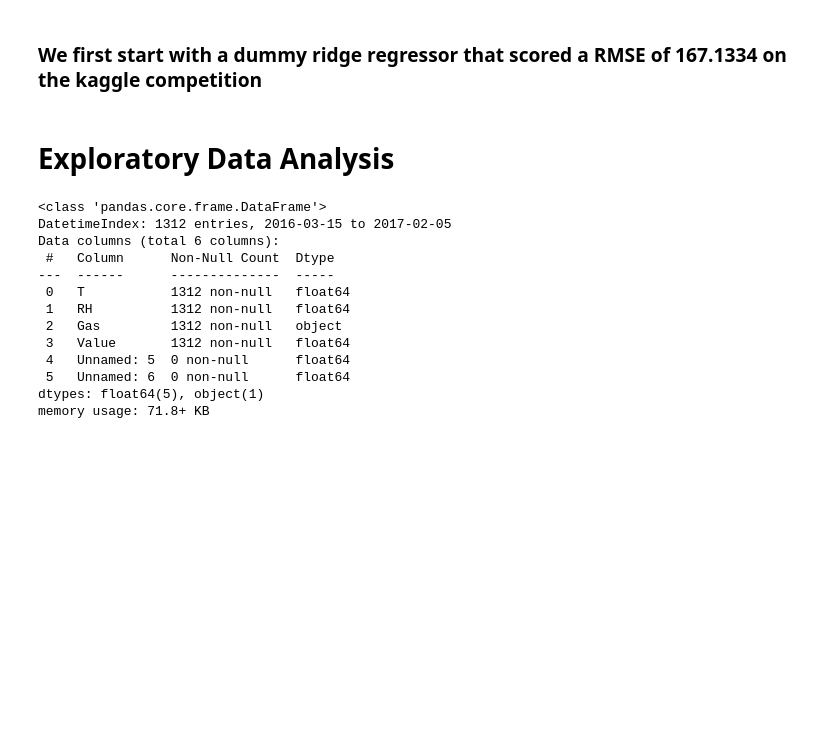
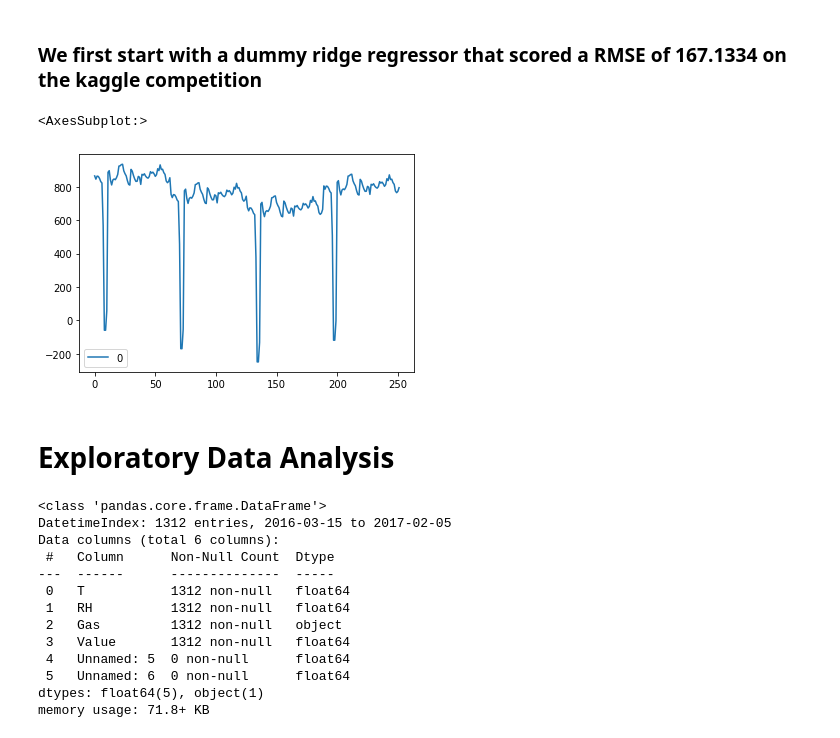
Before and after one commit to JoelPoah/AIMLCA2, a Jupyter notebook: TimeSeries_PartA/TimeSeries.ipynb, the cells around one changed output. Drawn from its saved outputs; the diff is of its cells as text; code cells hidden in the pictures; blank space fills up the shorter version.

```diff
--- a/TimeSeries_PartA/TimeSeries.ipynb
+++ b/TimeSeries_PartA/TimeSeries.ipynb
@@ -28,6 +28,11 @@ predictions=model.predict(airtest)
 predictions=pd.DataFrame(predictions)
 predictions
 predictions.to_csv('./predictions/1st_predictions.csv')
+# %%
+predictions.plot()
+# %% [output]
+<AxesSubplot:>
+[figure, added]
 # %% [markdown]
 # Exploratory Data Analysis
 # %%
```
Also changed, not shown: parts of 11 cells of this notebook, 6 other files.
